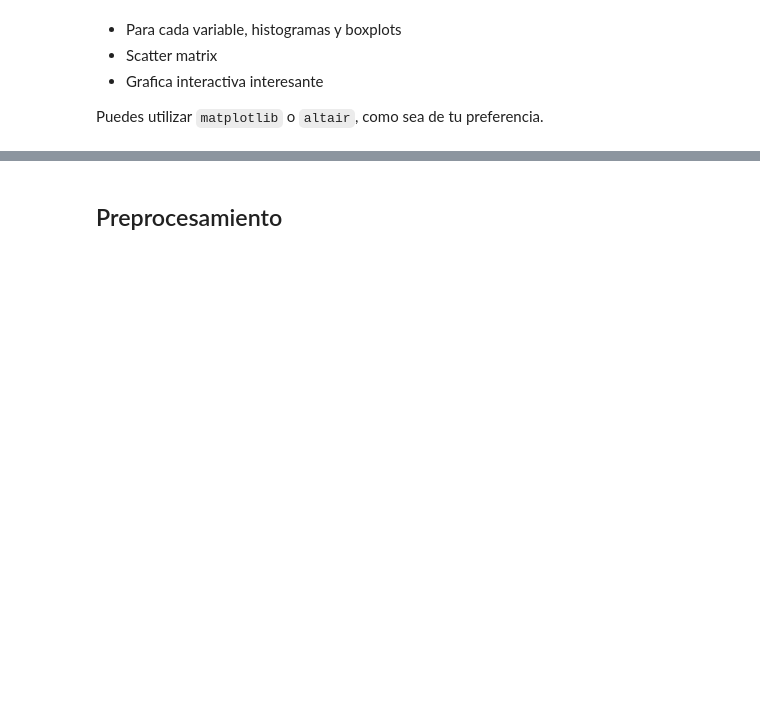
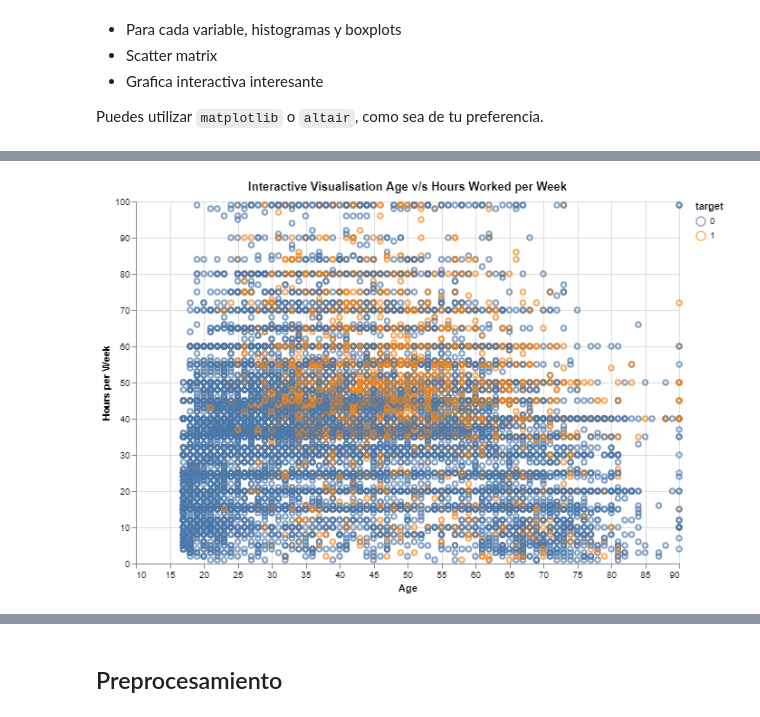
Before and after one commit to sofiaguarello/mat281_portfolio, a Jupyter notebook: m05_data_science/m05_final_project/m05_final_project.ipynb, the cells around one changed output, grey strips where cells are left out. Drawn from its saved outputs; the diff is of its cells as text; code cells hidden in the pictures; blank space fills up the shorter version.

```diff
--- a/m05_data_science/m05_final_project/m05_final_project.ipynb
+++ b/m05_data_science/m05_final_project/m05_final_project.ipynb
@@ -169,0 +224,3 @@ df.head()
+# %%
+fix_target_dict = {" <=50K.": " <=50K", " >50K.":" >50K"}
+df = df.assign(target=lambda x: x["target"].map(fix_target_dict).fillna(x["target"]))
@@ -187,2 +318,21 @@ alt.themes.enable("opaque")
 # %% [markdown]
 <a id='preprocessing'></a>
+# %%
+selection = alt.selection_single();
+alt.Chart(df).mark_point(filled=False).encode(
+    alt.X('age:Q', title = "Age",scale=alt.Scale(zero=False)),
+    alt.Y('hours-per-week:Q', title= "Hours per Week",scale=alt.Scale(zero=False)),
+    tooltip = [alt.Tooltip('age:Q'),
+                alt.Tooltip('sex'),
+               alt.Tooltip('race'),
+               alt.Tooltip('occupation:N'),
+               alt.Tooltip('hours-per-week:Q')
+              ],
+    color=alt.condition(selection, 'target:N',  alt.value('grey'))
+).add_selection(selection).properties(
+    title='Interactive Visualisation Age v/s Hours Worked per Week',
+    width=600,
+    height=400
+)
+# %% [output]
+[figure, added]
```
Also changed, not shown: parts of 73 cells of this notebook.
